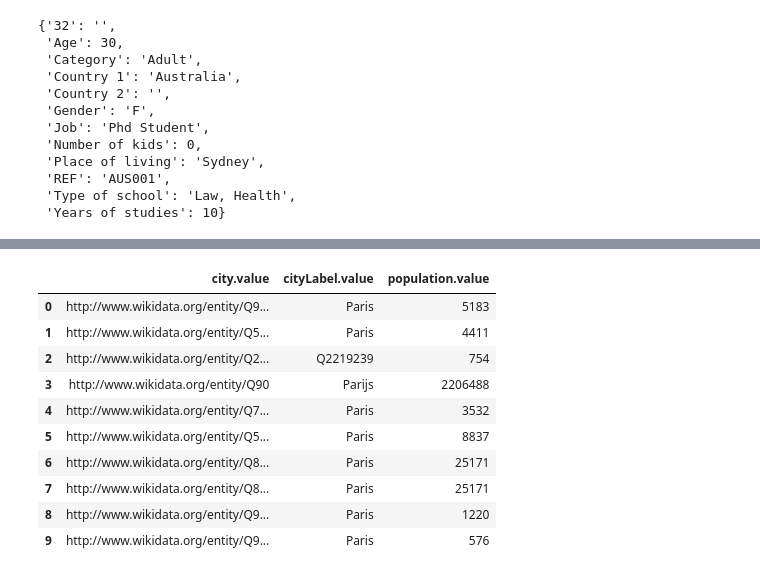
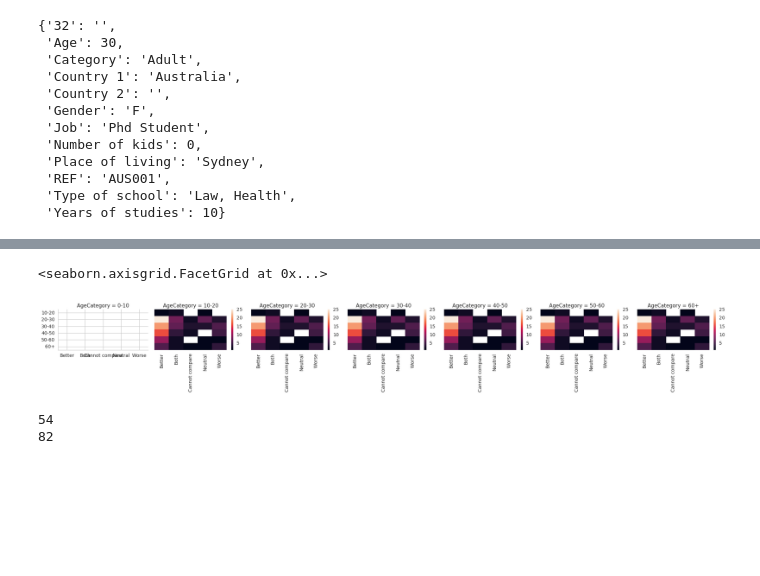
Before and after one commit to emaulandi/20-questions-to-the-world-data, a Jupyter notebook: 20Q_analysis.ipynb, the cells around one changed output, grey strips where cells are left out. Drawn from its saved outputs; the diff is of its cells as text; code cells hidden in the pictures; blank space fills up the shorter version.

```diff
--- a/20Q_analysis.ipynb
+++ b/20Q_analysis.ipynb
@@ -134,0 +183,9 @@ sns.stripplot(x="32", y="Years of studies", data=df_32, jitter=True);
+# %%
+# test correlation categorical data
+#df_32 = df_32.assign('C',df_32['32'].astype('category'))
+df_32 = df_32.assign(cat32=df_32['32'].astype('category'))
+# better : 10 , both : 5 , worse : 0, neutral & cannot compare > ~5
+df_32['cat32'].cat.categories = [10,5,0,5.1,4.9]
+df_32['cat32'] = df_32['cat32'].astype('float')
+df_32.corr()
+#df_32.head()
@@ -135,36 +198,20 @@ sns.stripplot(x="32", y="Years of studies", data=df_32, jitter=True);
+# %%
+# test small multiples - 2
+g = sns.FacetGrid(df_32, col="AgeCategory")
+g.map_dataframe(lambda data, color: sns.heatmap( df_32.groupby(['AgeCategory','32']).size().unstack(), linewidths=0))
+# %% [output]
+<seaborn.axisgrid.FacetGrid at 0x...>
+[figure, added]
 # %%
 # Categories for qualitative attributes
-# %%
-from SPARQLWrapper import SPARQLWrapper, JSON
-sparql = SPARQLWrapper("https://query.wikidata.org/sparql")
-
-def getPopulation(name):
-    queryName = """SELECT ?city ?cityLabel ?population WHERE {
-    ?city (wdt:P31/wdt:P279*) wd:Q515.
-    ?city ?label """ + name + """@en.
-    SERVICE wikibase:label { bd:serviceParam wikibase:language "[AUTO_LANGUAGE],nl". }
-    OPTIONAL { ?city wdt:P1082 ?population. }
-    }
-    LIMIT 10"""
-    sparql.setQuery(queryName)
-    sparql.setReturnFormat(JSON)
-    results = sparql.query().convert()
-    if len(results['results']['bindings']) != 0:
-        results_df = pd.io.json.json_normalize(results['results']['bindings'])
-        return results_df[['city.value', 'cityLabel.value', 'population.value']]
-    else:
-        return "Not found"
-
-getPopulation('"Paris"')
-# %% [output]
-|  | city.value | cityLabel.value | population.value |
-| 0 | http://www.wikidata.org/entity/Q9... | Paris | 5183 |
-| 1 | http://www.wikidata.org/entity/Q5... | Paris | 4411 |
-| 2 | http://www.wikidata.org/entity/Q2... | Q2219239 | 754 |
-| 3 | http://www.wikidata.org/entity/Q90 | Parijs | 2206488 |
-| 4 | http://www.wikidata.org/entity/Q7... | Paris | 3532 |
-| 5 | http://www.wikidata.org/entity/Q5... | Paris | 8837 |
-| 6 | http://www.wikidata.org/entity/Q8... | Paris | 25171 |
-| 7 | http://www.wikidata.org/entity/Q8... | Paris | 25171 |
-| 8 | http://www.wikidata.org/entity/Q9... | Paris | 1220 |
-| 9 | http://www.wikidata.org/entity/Q9... | Paris | 576 |
+# %%
+#List unique values in Country column
+countries = df_people["Country 1"].unique()
+print(len(countries))
+
+#List unique values in Place column
+places = df_people["Place of living"].unique()
+print(len(places))
+# %% [output]
+54
+82
```
Also changed, not shown: parts of 8 cells of this notebook.
